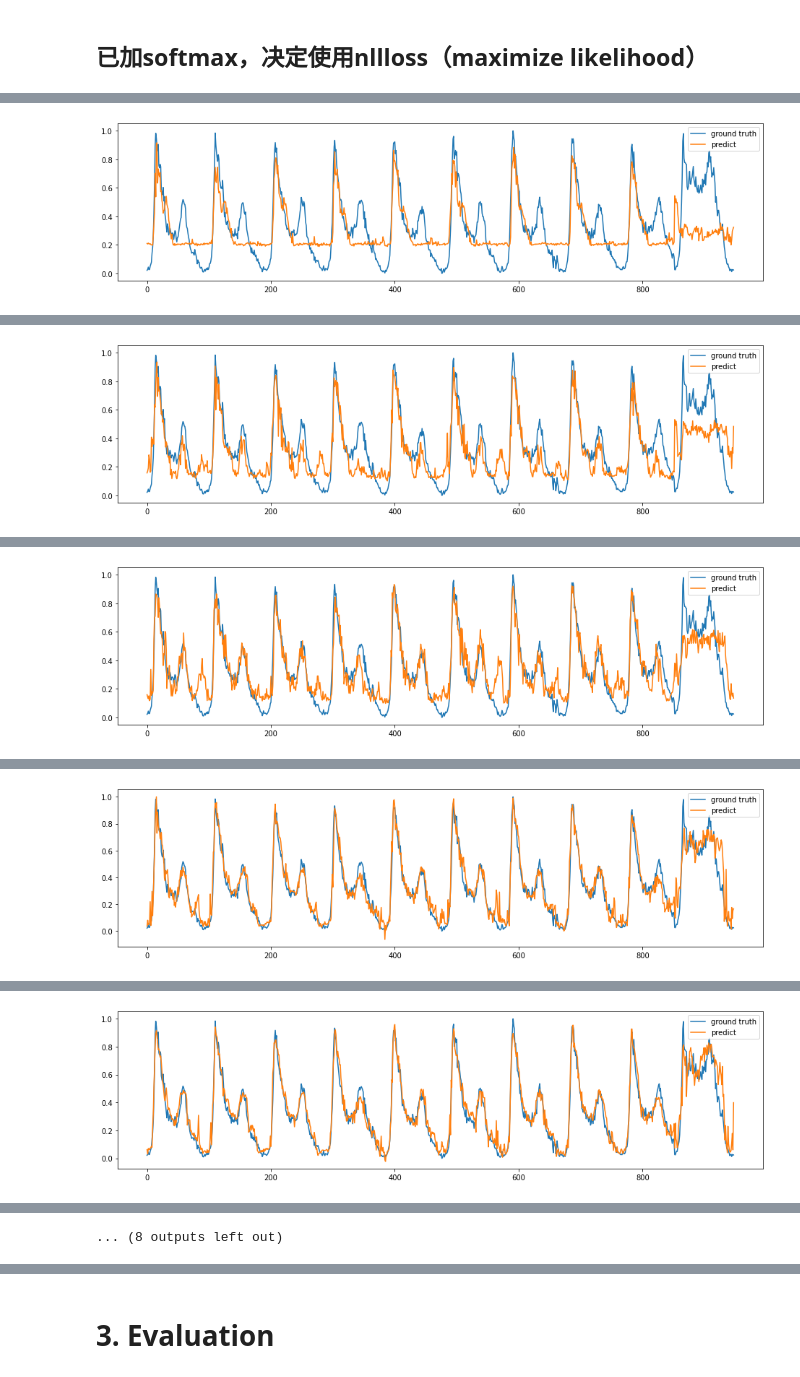
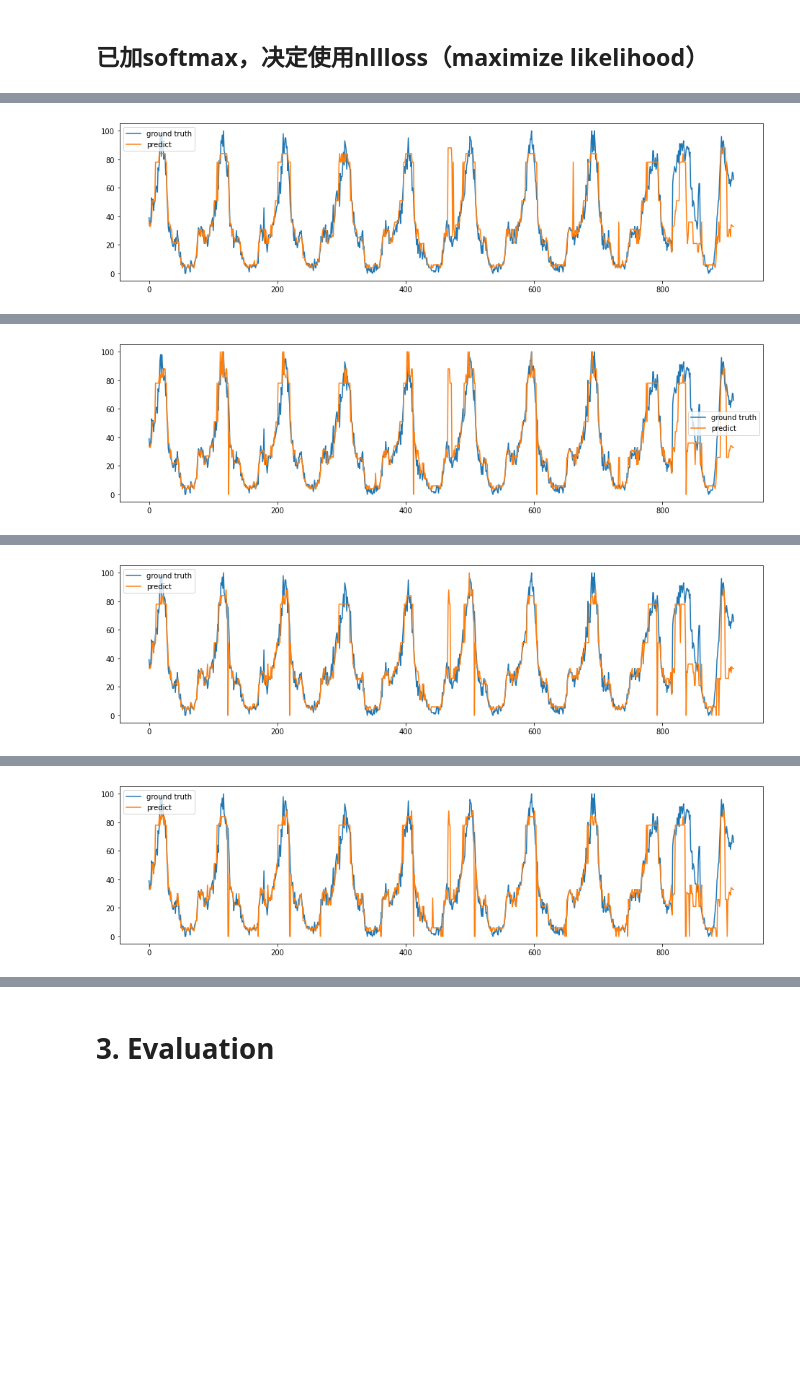
Before and after one commit to khzhang2/BDA_traffic, a Jupyter notebook: BDA.ipynb, the cells around one changed output, grey strips where cells are left out. Drawn from its saved outputs; the diff is of its cells as text; code cells hidden in the pictures; blank space fills up the shorter version.

```diff
--- a/BDA.ipynb
+++ b/BDA.ipynb
@@ -194,7 +197,7 @@ Xs, Xt = bda_utils.load_data(if_weekday=1, if_interdet=1)
 Xs, Xs_min, Xs_max = bda_utils.normalize2D(Xs)
 Xt, Xt_min, Xt_max = bda_utils.normalize2D(Xt)
 # %%
-for i in range(10):
+for i in range(Xs.shape[1]):
     plt.figure(figsize=[20,4])
     plt.plot(Xs[:, i])
     plt.plot(Xt[:, i])
@@ -214,8 +208,8 @@ for i in range(10):
 # %%
 label_seq_len = 3
 # batch_size = full batch
-seq_len = 12
-reduced_dim = 4
+seq_len = 48
+reduced_dim = 15
 inp_dim = min(Xs.shape[1], Xt.shape[1])
 label_dim = min(Xs.shape[1], Xt.shape[1])
 hid_dim = 12
@@ -358,13 +355,13 @@ Yt_train_3d = np.transpose(Yt_train_3d, (1, 2, 0))
 # %%
 batch_size = 1960
 
-train_x = np.vstack([Xs_train, Xt_train])
-train_y = np.vstack([Ys_train, Yt_train])
+train_x = np.vstack([Xs_train_3d, Xt_train_3d])
+train_y = np.vstack([Ys_train_3d, Yt_train_3d])
 
 train_x = torch.tensor(train_x, dtype=torch.float32).to(device)
 train_y = torch.tensor(train_y, dtype=torch.float32).to(device)
-Xt_valid = torch.tensor(Xt_valid, dtype=torch.float32).to(device)
-Yt_valid = torch.tensor(Yt_valid, dtype=torch.float32).to(device)
+Xt_valid_3d = torch.tensor(Xt_valid_3d, dtype=torch.float32).to(device)
+Yt_valid_3d = torch.tensor(Yt_valid_3d, dtype=torch.float32).to(device)
 
 train_dataset = TensorDataset(train_x, train_y)
 train_loader = torch.utils.data.DataLoader(train_dataset, batch_size, shuffle=False)
@@ -379,16 +383,15 @@ print(Yt_valid_3d.shape)
 ## 2.c. Learn
 # %%
 # build model
-from bda_utils import traff_net
 device = torch.device("cuda" if torch.cuda.is_available() else "cpu")
-net = traff_net(inp_dim-reduced_dim, label_dim).to(device)
+net = traff_net(seq_len - reduced_dim).to(device)
 criterion = nn.NLLLoss()
 optimizer = torch.optim.Adam(net.parameters(), lr=0.01)
 #scheduler =  torch.optim.lr_scheduler.StepLR(optimizer, 0.7)
 train_loss_set = []
 val_loss_set = []
 
-det = 5  # which detector to visualize
+det = 0  # which detector to visualize
 # %% [markdown]
 # 1005 4:47写到这里，
 ## 已经做好：把loss改成了交叉熵。接下来要做的是：把train部分的输出改成离散、处理可视化部分、修改模型部分的输出（改成分类问题）、研究交叉熵还是log-loss
@@ -398,7 +401,7 @@ det = 5  # which detector to visualize
 # train
 net.train()
 
-epochs = 2000
+epochs = 201
 
 for e in range(epochs):
     for i in range(len(train_loader)):
@@ -409,23 +412,24 @@ for e in range(epochs):
             data, label = train_iter.next()
 
         out = net(data)
-        loss = criterion(out, label[:, 0, :])  # label.shape=[batch, 1, num_dets]
+
+        loss = criterion(out, bda_utils.get_class(label[:, 0, 0]).flatten().long() )  # label.shape=[batch, 1, num_dets]
 
         optimizer.zero_grad()
         loss.backward()
         optimizer.step()
 
-        val_out = net(Xt_valid)
-        val_loss = criterion(val_out, Yt_valid[:, 0, :])
+        val_out = net(Xt_valid_3d)
+        val_loss = criterion(val_out, bda_utils.get_class(Yt_valid_3d[:, 0, 0]).flatten().long() )
 
         val_loss_set.append(val_loss.cpu().detach().numpy())
         train_loss_set.append(loss.cpu().detach().numpy())
 
-    if e%200==0:
+    if e%50==0:
         fig = plt.figure(figsize=[16,4])
         ax1 = fig.add_subplot(111)
-        ax1.plot(label[:, 0, det].cpu().detach().numpy(), label='ground truth')
-        ax1.plot(out[:, det].cpu().detach().numpy(), label='predict')
+        ax1.plot(bda_utils.get_class(label)[:, 0, det].cpu().detach().numpy(), label='ground truth')
+        ax1.plot(torch.argmax(out, dim=1).cpu().detach().numpy(), label='predict')
         ax1.legend()
         plt.show()
         print('Epoch No. %i success, loss: %.5f, val loss: %.5f'%(e, loss.cpu().detach().numpy(), val_loss.cpu().detach().numpy()))
@@ -435 +439 @@ Epoch No. 0 success, loss: 0.18668, val loss: 0.30049
-[figure, old version]
+[figure, new version]
@@ -437 +441 @@ Epoch No. 200 success, loss: 0.04720, val loss: 0.10730
-[figure, old version]
+[figure, new version]
@@ -439 +443 @@ Epoch No. 400 success, loss: 0.03257, val loss: 0.08270
-[figure, old version]
+[figure, new version]
@@ -441 +445 @@ Epoch No. 600 success, loss: 0.02111, val loss: 0.07436
-[figure, old version]
+[figure, new version]
@@ -443 +446,0 @@ Epoch No. 800 success, loss: 0.00774, val loss: 0.08227
-[figure, removed]
@@ -445,4 +447,3 @@ Epoch No. 1000 success, loss: 0.00594, val loss: 0.07182
-... (8 outputs left out)
 # %%
 fig = plt.figure(figsize = [16, 4])
 ax1 = fig.add_subplot(121)
```
Also changed, not shown: parts of 18 cells of this notebook, 4 other files.
